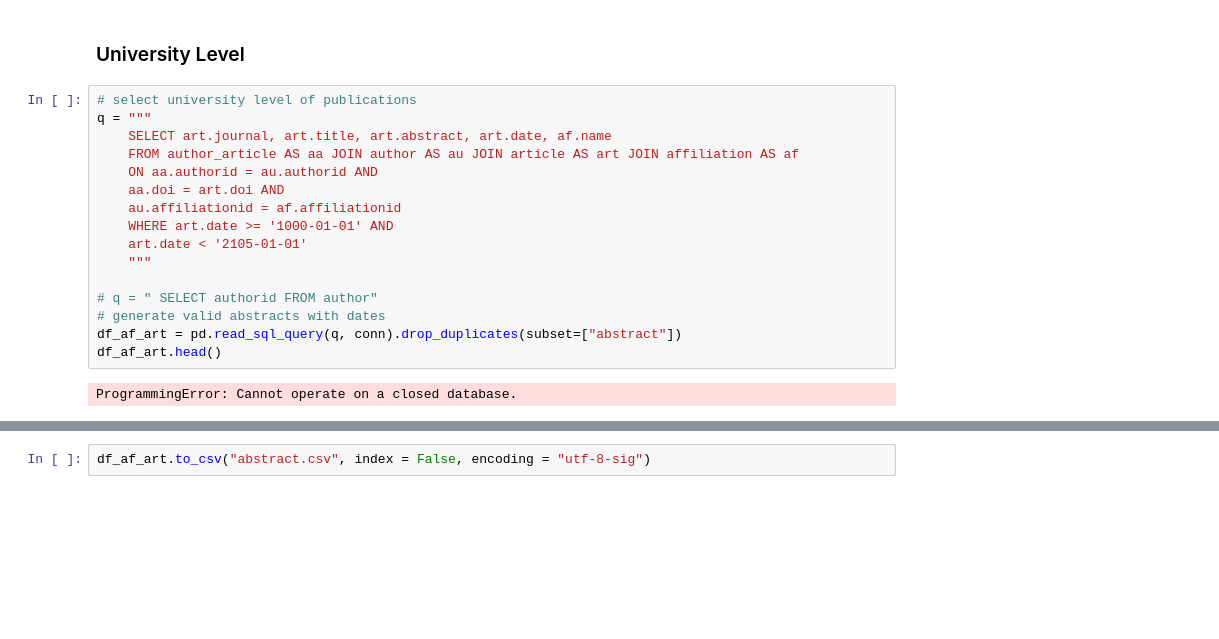
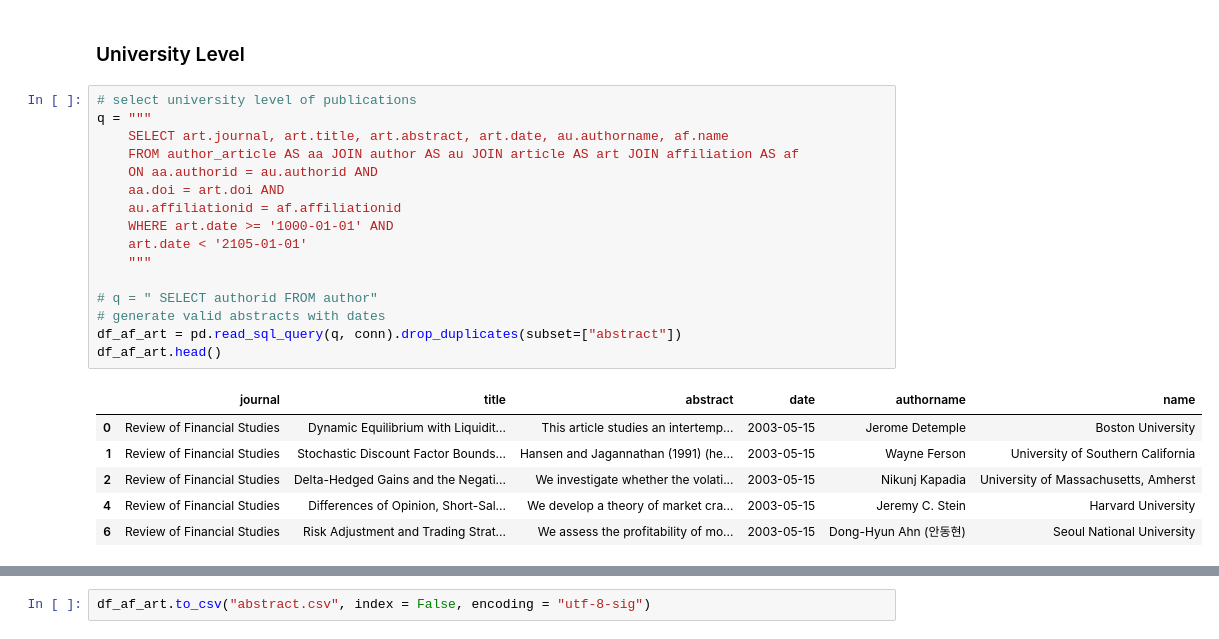
Before and after one commit to macs30122-winter23/final-project-netrunner, a Jupyter notebook: clean.ipynb, the cells around one changed output, grey strips where cells are left out. Saved outputs shown, nothing was run; the diff lists cells and outputs as text; blank space fills up the shorter version.

```diff
--- a/clean.ipynb
+++ b/clean.ipynb
@@ -1418,21 +1418,26 @@ cur = conn.cursor()
 # %%
 # select university level of publications
 q = """
-    SELECT art.journal, art.title, art.abstract, art.date, af.name
+    SELECT art.journal, art.title, art.abstract, art.date, au.authorname, af.name
     FROM author_article AS aa JOIN author AS au JOIN article AS art JOIN affiliation AS af
     ON aa.authorid = au.authorid AND
     aa.doi = art.doi AND
     au.affiliationid = af.affiliationid
     WHERE art.date >= '1000-01-01' AND
     art.date < '2105-01-01'
     """
 
 # q = " SELECT authorid FROM author"
 # generate valid abstracts with dates
 df_af_art = pd.read_sql_query(q, conn).drop_duplicates(subset=["abstract"])
 df_af_art.head()
 # %% [output]
-ProgrammingError: Cannot operate on a closed database.
+|  | journal | title | abstract | date | authorname | name |
+| 0 | Review of Financial Studies | Dynamic Equilibrium with Liquidit... | This article studies an intertemp... | 2003-05-15 | Jerome Detemple | Boston University |
+| 1 | Review of Financial Studies | Stochastic Discount Factor Bounds... | Hansen and Jagannathan (1991) (he... | 2003-05-15 | Wayne Ferson | University of Southern California |
+| 2 | Review of Financial Studies | Delta-Hedged Gains and the Negati... | We investigate whether the volati... | 2003-05-15 | Nikunj Kapadia | University of Massachusetts, Amherst |
+| 4 | Review of Financial Studies | Differences of Opinion, Short-Sal... | We develop a theory of market cra... | 2003-05-15 | Jeremy C. Stein | Harvard University |
+| 6 | Review of Financial Studies | Risk Adjustment and Trading Strat... | We assess the profitability of mo... | 2003-05-15 | Dong-Hyun Ahn (안동현) | Seoul National University |
 # %%
 df_af_art.nunique()
 # %% [output]
```
Also changed, not shown: parts of 2 cells of this notebook.
